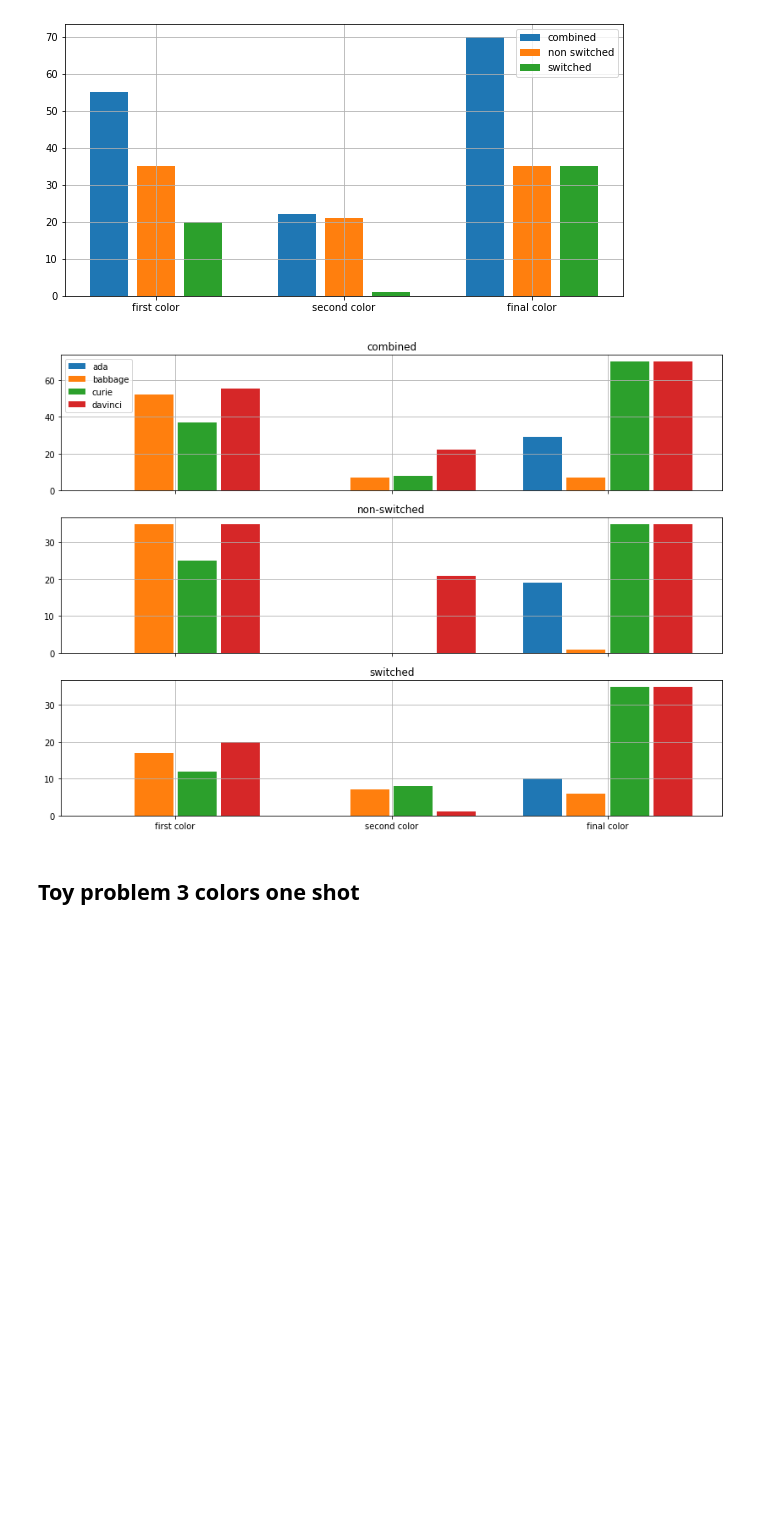
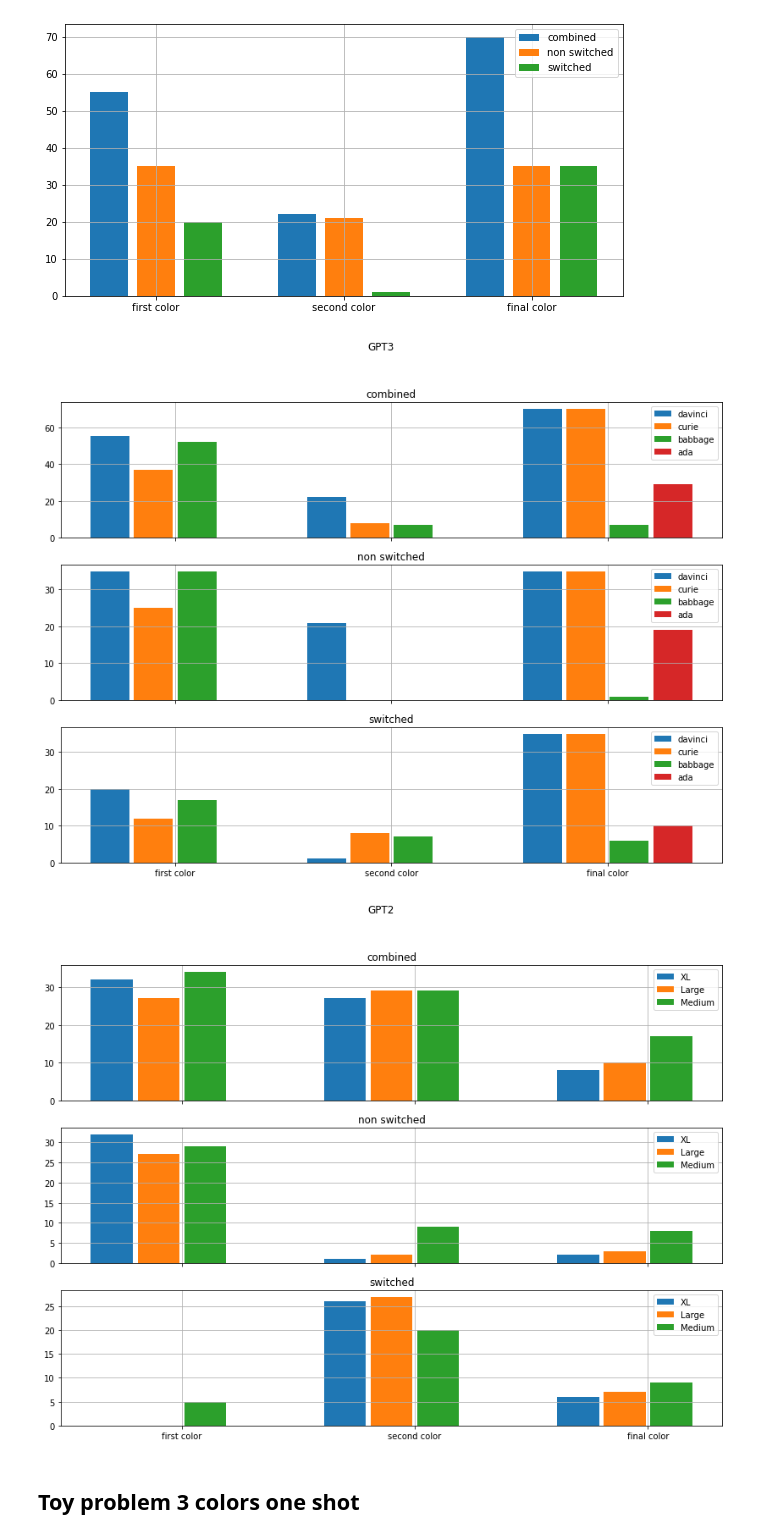
Before and after one commit to mariushobbhahn/causality_LLMs, a Jupyter notebook: Evaluate_toy_problem_colors.ipynb, the cells around one changed output. Saved outputs shown, nothing was run; the diff lists cells and outputs as text; code cells hidden in the pictures; blank space fills up the shorter version.

Commit message:
evaluating gpt2 tables and generalizing plotting code

```diff
--- a/Evaluate_toy_problem_colors.ipynb
+++ b/Evaluate_toy_problem_colors.ipynb
@@ -26,8 +21,10 @@ utils.plot_single_model_colors("data/toy_problem_3_colors_results/toy_problem_3c
 [figure]
 # %%
 utils.plot_model_sizes_colors("data/toy_problem_3_colors_results/toy_problem_3c_zero_shot_results_{}.csv")
+utils.plot_model_sizes_colors("data/toy_problem_3_colors_results/gpt2/toy_problem_3c_zero_shot_results_{}.csv", gpt2=True)
 # %% [output]
-[figure, old version]
+[figure, new version]
+[figure, added]
 # %% [markdown]
 ## Toy problem 3 colors one shot
 # %%
```
Also changed, not shown: parts of 5 cells of this notebook, 2 other files.
